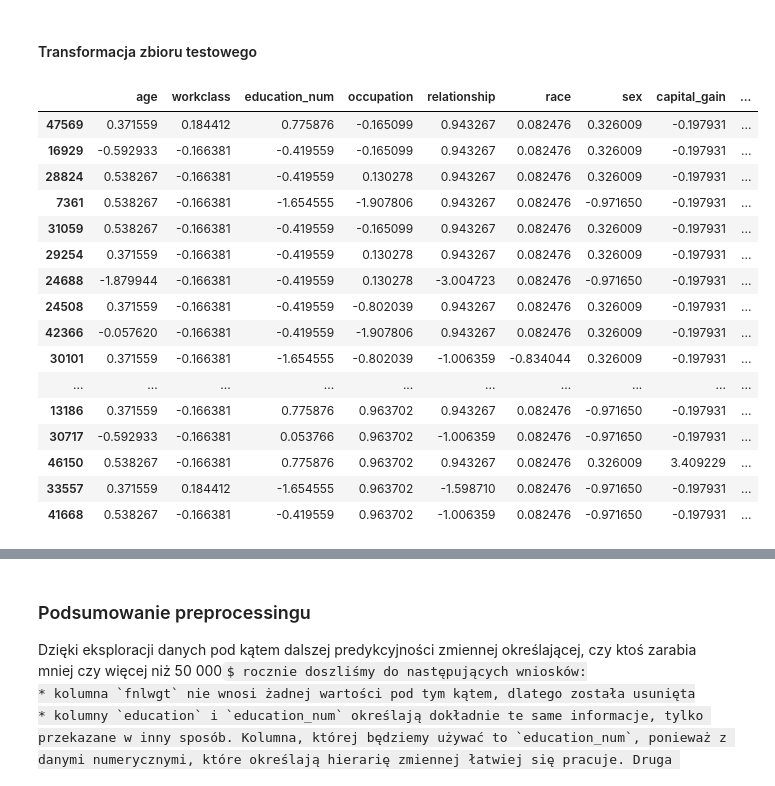
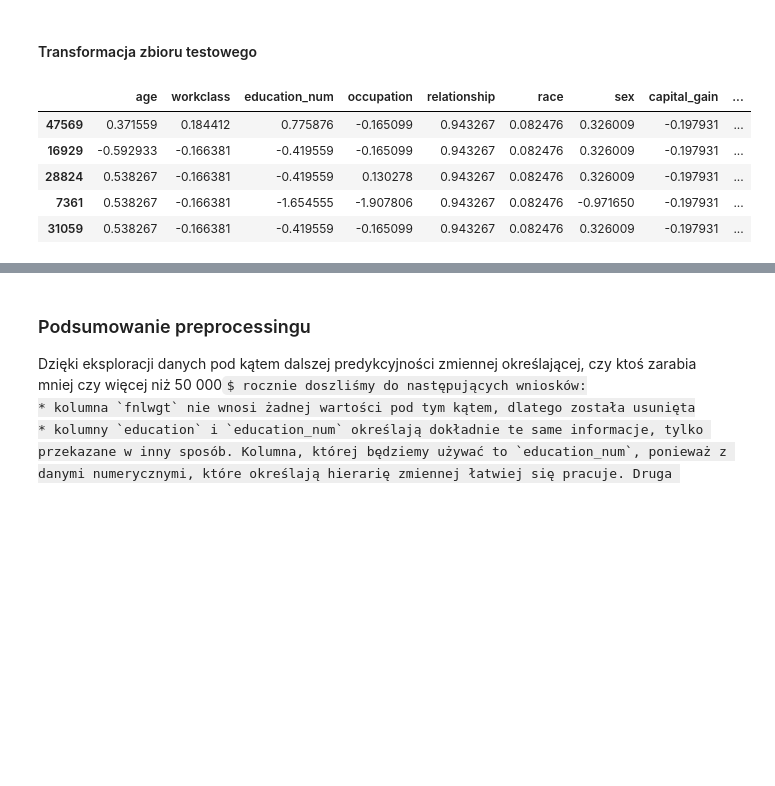
Before and after one commit to malwina0/2022L-ML, a Jupyter notebook: Project1/Projekt1_JakubPiwko_MalwinaWojewoda_KM2_new.ipynb, the cells around one changed output, grey strips where cells are left out. Cells and saved outputs as stored; diff of their text form; code cells hidden in the pictures; some formulas as TeX source; blank space fills up the shorter version.

```diff
--- a/Project1/Projekt1_JakubPiwko_MalwinaWojewoda_KM2_new.ipynb
+++ b/Project1/Projekt1_JakubPiwko_MalwinaWojewoda_KM2_new.ipynb
@@ -1091,23 +1093,12 @@ census_df_test = WoETransform(census_df_test, column_woe)
 y_test = census_df_test['income_level']
 census_df_test.drop('income_level', inplace = True, axis = 1)
 # %%
-census_df_test.head(20)
+census_df_test.head(5)
 # %% [output]
 |  | age | workclass | education_num | occupation | relationship | race | sex | capital_gain | ... |
 | 47569 | 0.371559 | 0.184412 | 0.775876 | -0.165099 | 0.943267 | 0.082476 | 0.326009 | -0.197931 | ... |
 | 16929 | -0.592933 | -0.166381 | -0.419559 | -0.165099 | 0.943267 | 0.082476 | 0.326009 | -0.197931 | ... |
 | 28824 | 0.538267 | -0.166381 | -0.419559 | 0.130278 | 0.943267 | 0.082476 | 0.326009 | -0.197931 | ... |
 | 7361 | 0.538267 | -0.166381 | -1.654555 | -1.907806 | 0.943267 | 0.082476 | -0.971650 | -0.197931 | ... |
 | 31059 | 0.538267 | -0.166381 | -0.419559 | -0.165099 | 0.943267 | 0.082476 | 0.326009 | -0.197931 | ... |
-| 29254 | 0.371559 | -0.166381 | -0.419559 | 0.130278 | 0.943267 | 0.082476 | 0.326009 | -0.197931 | ... |
-| 24688 | -1.879944 | -0.166381 | -0.419559 | 0.130278 | -3.004723 | 0.082476 | -0.971650 | -0.197931 | ... |
-| 24508 | 0.371559 | -0.166381 | -0.419559 | -0.802039 | 0.943267 | 0.082476 | 0.326009 | -0.197931 | ... |
-| 42366 | -0.057620 | -0.166381 | -0.419559 | -1.907806 | 0.943267 | 0.082476 | 0.326009 | -0.197931 | ... |
-| 30101 | 0.371559 | -0.166381 | -1.654555 | -0.802039 | -1.006359 | -0.834044 | 0.326009 | -0.197931 | ... |
-| ... | ... | ... | ... | ... | ... | ... | ... | ... | ... |
-| 13186 | 0.371559 | -0.166381 | 0.775876 | 0.963702 | 0.943267 | 0.082476 | -0.971650 | -0.197931 | ... |
-| 30717 | -0.592933 | -0.166381 | 0.053766 | 0.963702 | -1.006359 | 0.082476 | -0.971650 | -0.197931 | ... |
-| 46150 | 0.538267 | -0.166381 | 0.775876 | 0.963702 | 0.943267 | 0.082476 | 0.326009 | 3.409229 | ... |
-| 33557 | 0.371559 | 0.184412 | -1.654555 | 0.963702 | -1.598710 | 0.082476 | -0.971650 | -0.197931 | ... |
-| 41668 | 0.538267 | -0.166381 | -0.419559 | 0.963702 | -1.006359 | 0.082476 | -0.971650 | -0.197931 | ... |
 # %%
```
Also changed, not shown: parts of 58 cells of this notebook, 1 other file.
